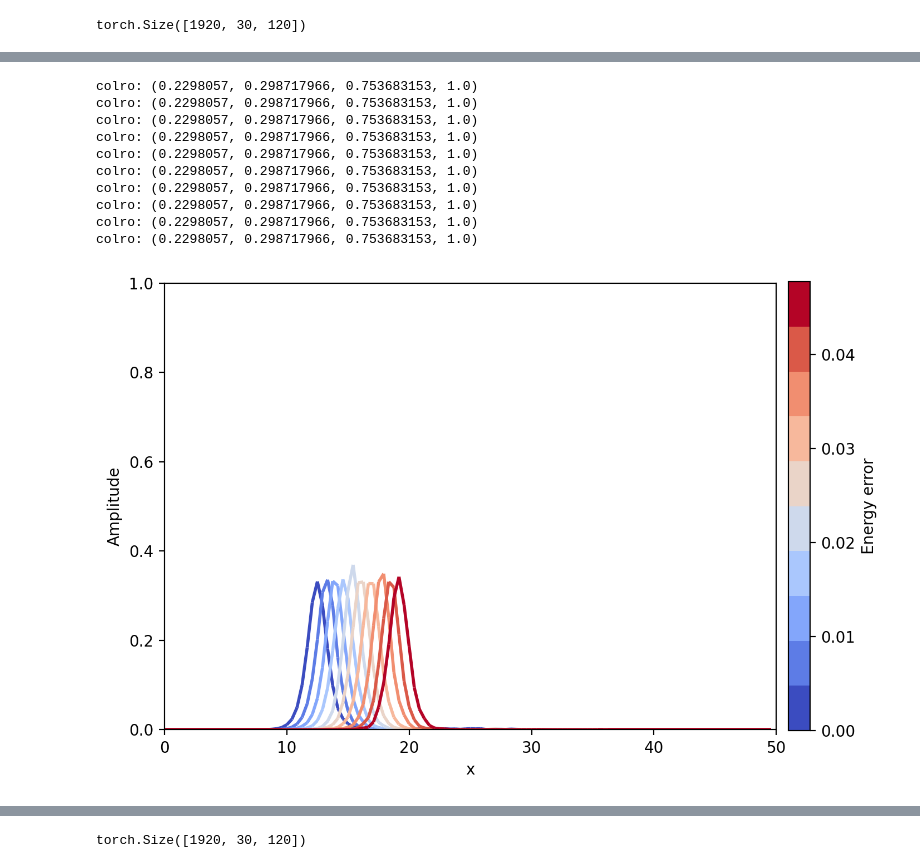
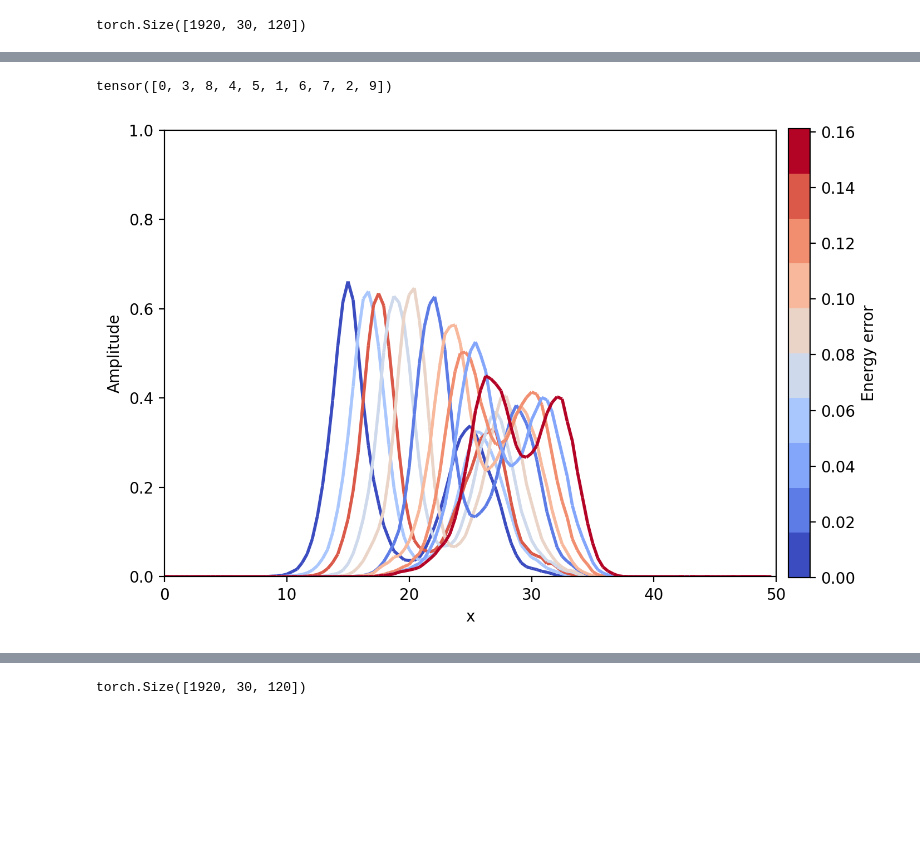
Before and after one commit to Kohmann/master-GAN, a Jupyter notebook: COTGAN/model_sampling.ipynb, the cells around one changed output, grey strips where cells are left out. Drawn from its saved outputs; the diff is of its cells as text; code cells hidden in the pictures; blank space fills up the shorter version.

```diff
--- a/COTGAN/model_sampling.ipynb
+++ b/COTGAN/model_sampling.ipynb
@@ -7,9 +7,16 @@ from matplotlib import animation, rc
 from architectures import COTGAN
 import neptune.new as neptune
 from utils import restore_weights
+import torch
+import random
+np.random.seed(1)
+torch.manual_seed(1)
+random.seed(1)
 
 """
-591 - BEST SO FAR, Soliton
+611 - BEST SO FAR, Soliton
+591 - BEST SO FAR, Soliton, Used in thesis
+616 -
 600 - BEST SO FAR, colliding solitons
 
 592 - newest with everything correct
@@ -23,7 +30,7 @@ from utils import restore_weights
 399 - epochs: 300
 """
 
-model_id = "COT-591"
+model_id = "COT-616"
 
 run = neptune.init_run(
                 with_id=model_id, # "TIMEGAN-84"
@@ -194,45 +201,37 @@ def plot_sample_oneplot(sample, dt_step=1, dx=50/120):
     # Define the time range and the frequencies of the waves
     x = np.linspace(0, 50-50/x_dim, x_dim)
     H = mass_conservation(sample[None,:], dx)[0]
     sample = sample[::dt_step]
     sample_H = H[::dt_step]
     # Create LineCollection for each wave with a single color
     lines = []
-    colors = cm.get_cmap('coolwarm', len(sample))
+    colors = cm.get_cmap('coolwarm', len(sample_H))
+    sample_H_sorted = np.argsort(sample_H)
+    print(sample_H_sorted)
 
     for i, wave in enumerate(sample):
         segments = [np.column_stack([x[i:i+2], wave[i:i+2]]) for i in range(len(x) - 1)]
-        print(f"colro: {colors(sample_H[i].item())}")
-        lc = LineCollection(segments, colors=colors(i), linewidth=2)
+        lc = LineCollection(segments, colors=colors(sample_H_sorted[i].item()), linewidth=2)
         lines.append(lc)
 
     # Plot all LineCollections on the same axes
     fig, ax = plt.subplots( dpi=200)
     ax.axis([0,50,0,1]) #set axis limits. This is [xlow, xhigh, ylow, yhigh]
 
     for lc in lines:
         line = ax.add_collection(lc)
 
     # Add labels and title
     plt.xlabel('x')
     plt.ylabel('Amplitude')
     # colorbar
     sm = plt.cm.ScalarMappable(cmap=colors, norm=plt.Normalize(vmin=0, vmax=sample_H.max()))
     sm.set_array([])
     plt.colorbar(sm, label='Energy error', cax=fig.add_axes([0.98, 0.12, 0.03, 0.84]))
     plt.tight_layout()
     # Show the plot
     plt.show()
-plot_sample_oneplot(fake[9],dt_step=3)
+plot_sample_oneplot(fake[33],dt_step=3)
 # %% [output]
-colro: (0.2298057, 0.298717966, 0.753683153, 1.0)
-colro: (0.2298057, 0.298717966, 0.753683153, 1.0)
-colro: (0.2298057, 0.298717966, 0.753683153, 1.0)
-colro: (0.2298057, 0.298717966, 0.753683153, 1.0)
-colro: (0.2298057, 0.298717966, 0.753683153, 1.0)
-colro: (0.2298057, 0.298717966, 0.753683153, 1.0)
-colro: (0.2298057, 0.298717966, 0.753683153, 1.0)
-colro: (0.2298057, 0.298717966, 0.753683153, 1.0)
-colro: (0.2298057, 0.298717966, 0.753683153, 1.0)
-colro: (0.2298057, 0.298717966, 0.753683153, 1.0)
+tensor([0, 3, 8, 4, 5, 1, 6, 7, 2, 9])
-[figure, old version]
+[figure, new version]
```
Also changed, not shown: parts of 22 cells of this notebook, 4 other files.
